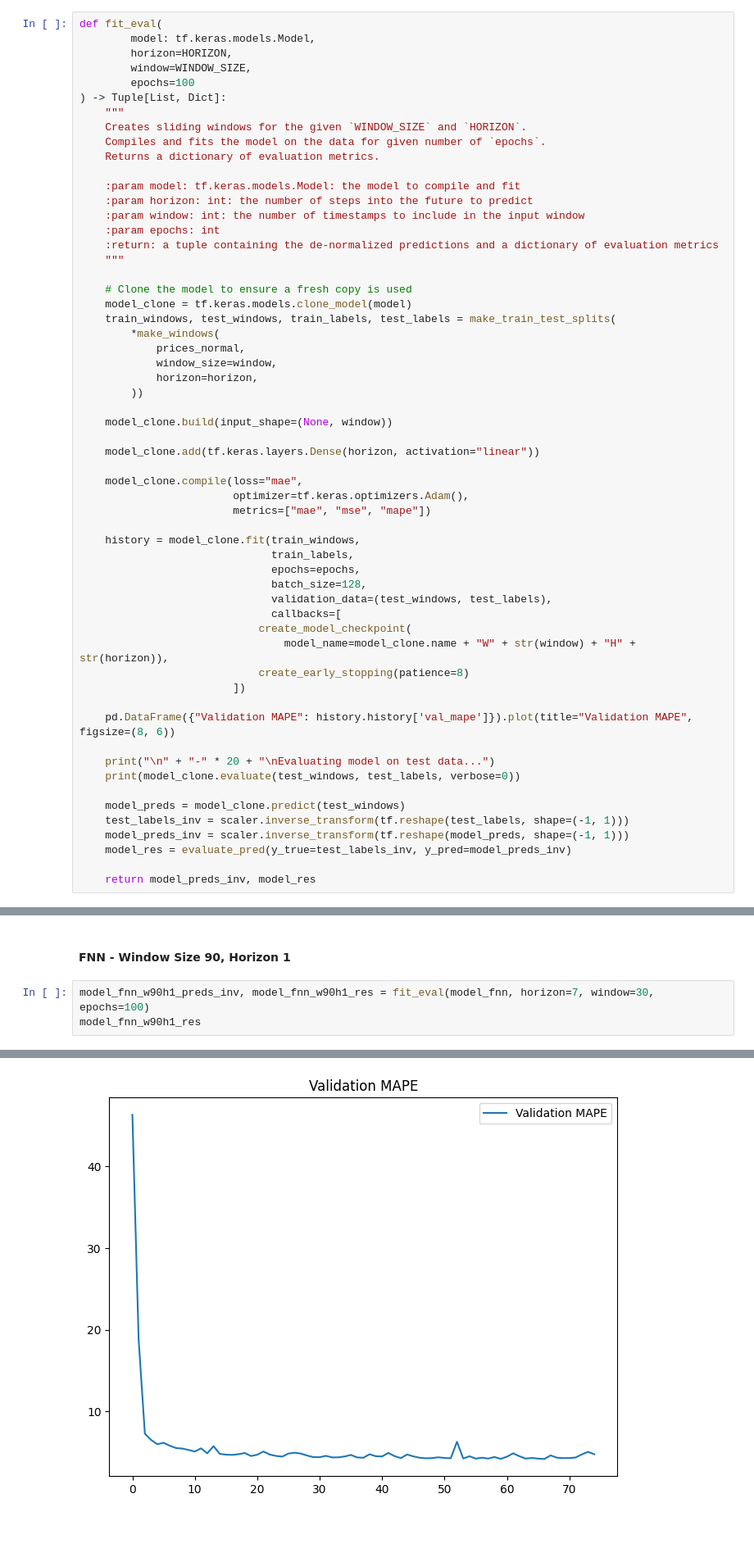
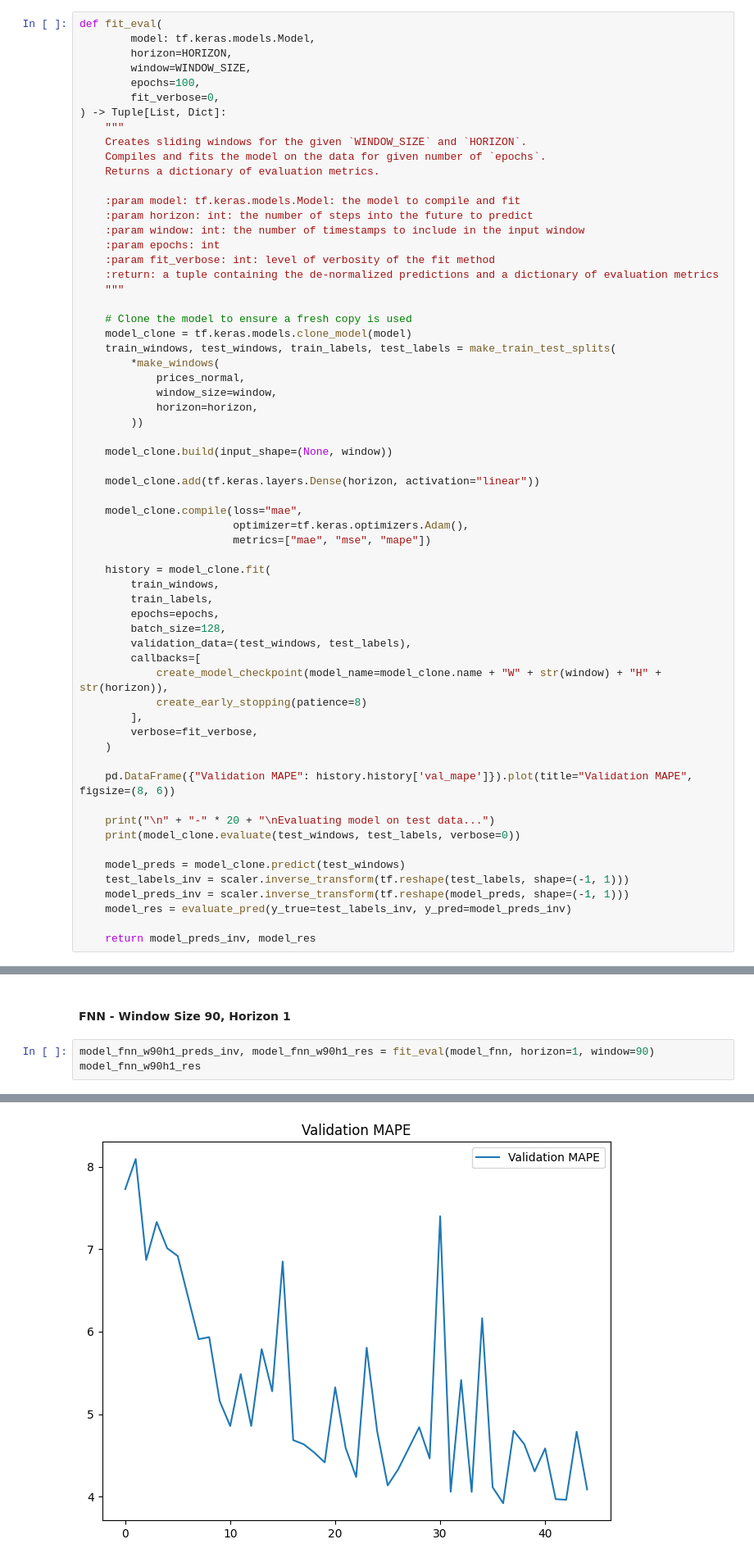
Before and after one commit to Anikate-De/BTC-Price-Prediction-DL, a Jupyter notebook: experiments.ipynb, the cells around one changed output, grey strips where cells are left out. Shown at 82% size. Cells and saved outputs as stored; diff of their text form; blank space fills up the shorter version.

Commit message:
reduce verbosity; add missing window exp for bi-gru

```diff
--- a/experiments.ipynb
+++ b/experiments.ipynb
@@ -273,7 +290,8 @@ def fit_eval(
         model: tf.keras.models.Model,
         horizon=HORIZON,
         window=WINDOW_SIZE,
-        epochs=100
+        epochs=100,
+        fit_verbose=0,
 ) -> Tuple[List, Dict]:
     """
     Creates sliding windows for the given `WINDOW_SIZE` and `HORIZON`.
@@ -284,6 +302,7 @@ def fit_eval(
     :param horizon: int: the number of steps into the future to predict
     :param window: int: the number of timestamps to include in the input window
     :param epochs: int
+    :param fit_verbose: int: level of verbosity of the fit method
     :return: a tuple containing the de-normalized predictions and a dictionary of evaluation metrics
     """
 
@@ -304,16 +323,18 @@ def fit_eval(
                         optimizer=tf.keras.optimizers.Adam(),
                         metrics=["mae", "mse", "mape"])
 
-    history = model_clone.fit(train_windows,
-                              train_labels,
-                              epochs=epochs,
-                              batch_size=128,
-                              validation_data=(test_windows, test_labels),
-                              callbacks=[
-                            create_model_checkpoint(
-                                model_name=model_clone.name + "W" + str(window) + "H" + str(horizon)),
-                            create_early_stopping(patience=8)
-                        ])
+    history = model_clone.fit(
+        train_windows,
+        train_labels,
+        epochs=epochs,
+        batch_size=128,
+        validation_data=(test_windows, test_labels),
+        callbacks=[
+            create_model_checkpoint(model_name=model_clone.name + "W" + str(window) + "H" + str(horizon)),
+            create_early_stopping(patience=8)
+        ],
+        verbose=fit_verbose,
+    )
 
     pd.DataFrame({"Validation MAPE": history.history['val_mape']}).plot(title="Validation MAPE", figsize=(8, 6))
 
@@ -457,6 +436,6 @@ Evaluating model on test data...
 # %% [markdown]
 #### FNN - Window Size 90, Horizon 1
 # %%
-model_fnn_w90h1_preds_inv, model_fnn_w90h1_res = fit_eval(model_fnn, horizon=7, window=30, epochs=100)
+model_fnn_w90h1_preds_inv, model_fnn_w90h1_res = fit_eval(model_fnn, horizon=1, window=90)
 model_fnn_w90h1_res
 # %% [output]
@@ -481,4 +450,4 @@ Evaluating model on test data...
-[figure, old version]
+[figure, new version]
 # %% [markdown]
 #### FNN - Window Size 90, Horizon 7
 # %%
```
Also changed, not shown: parts of 47 cells of this notebook.
